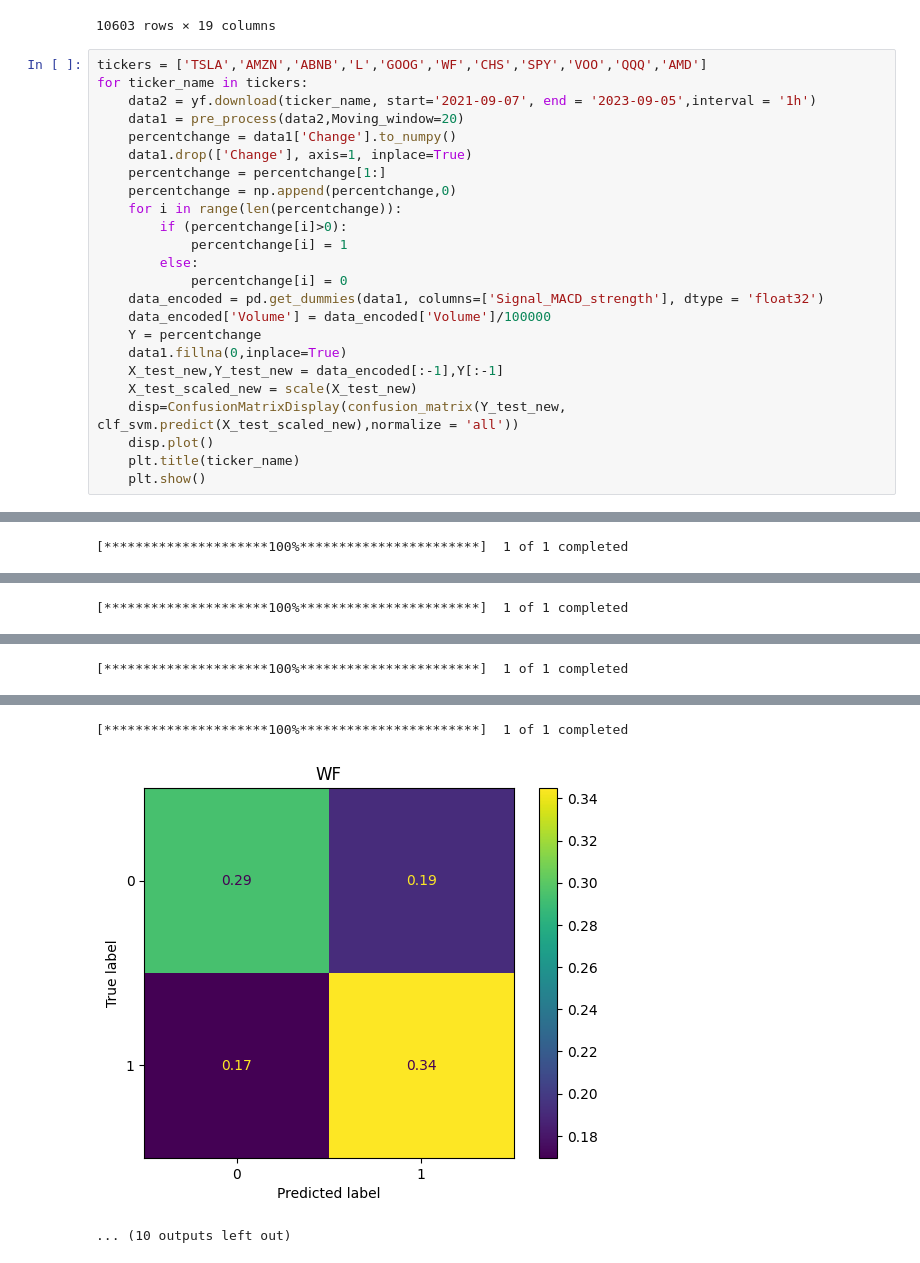
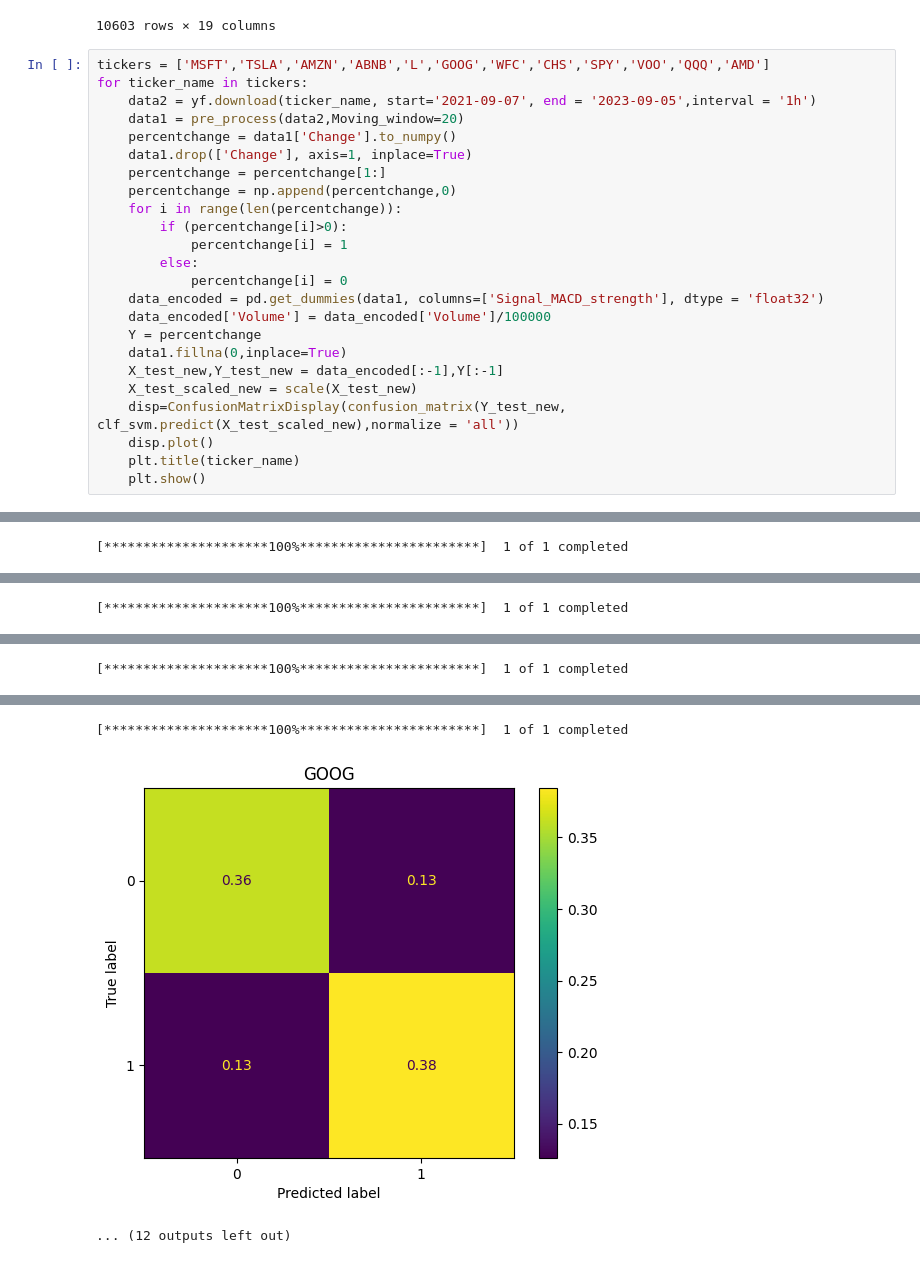
Before and after one commit to dharvpat/ML-excursion, a Jupyter notebook: Support Vector Machines copy.ipynb, the cells around one changed output, grey strips where cells are left out. Saved outputs shown, nothing was run; the diff lists cells and outputs as text.

Commit message:
Fixed Wells Fargo Ticker

```diff
--- a/Support Vector Machines copy.ipynb
+++ b/Support Vector Machines copy.ipynb
@@ -214,7 +214,7 @@ data1
 | 10602 | 124.375387 | 151.241615 | 0.0 | 26.866228 | -8.705171 | 129.103330 | 28.848632 | ... |
 10603 rows × 19 columns
 # %%
-tickers = ['TSLA','AMZN','ABNB','L','GOOG','WF','CHS','SPY','VOO','QQQ','AMD']
+tickers = ['MSFT','TSLA','AMZN','ABNB','L','GOOG','WFC','CHS','SPY','VOO','QQQ','AMD']
 for ticker_name in tickers:
     data2 = yf.download(ticker_name, start='2021-09-07', end = '2023-09-05',interval = '1h')
     data1 = pre_process(data2,Moving_window=20)
@@ -251,3 +251,3 @@ for ticker_name in tickers:
 [*********************100%***********************]  1 of 1 completed
-[figure, old version]
+[figure, new version]
-... (10 outputs left out)
+... (12 outputs left out)
```
Also changed, not shown: parts of 1 cell of this notebook.
